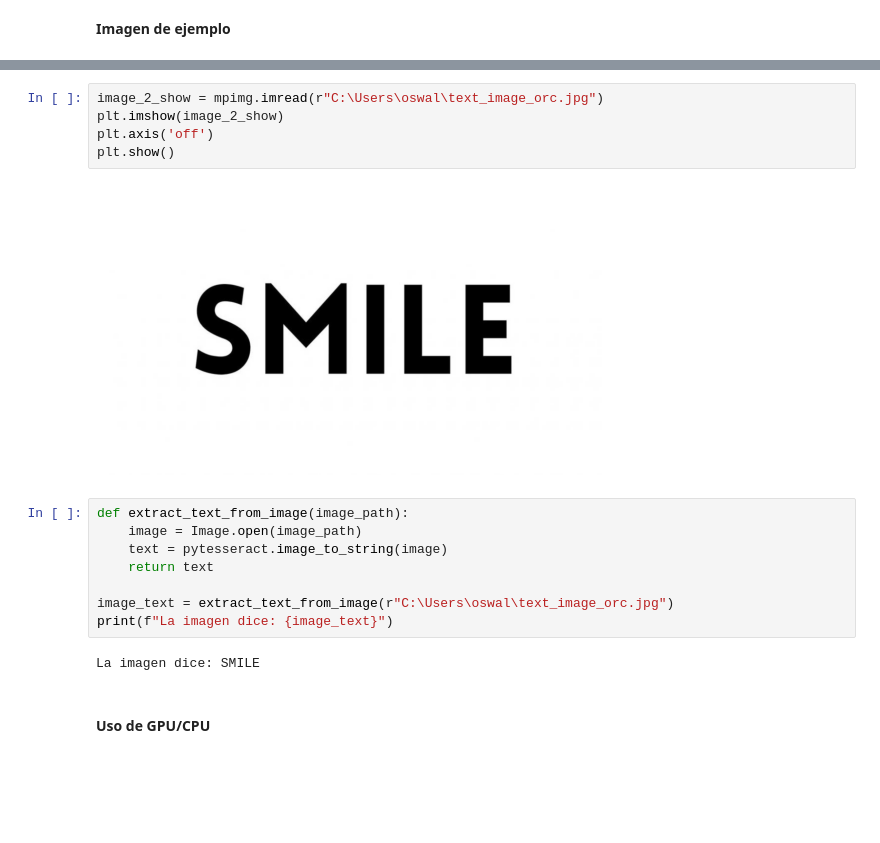
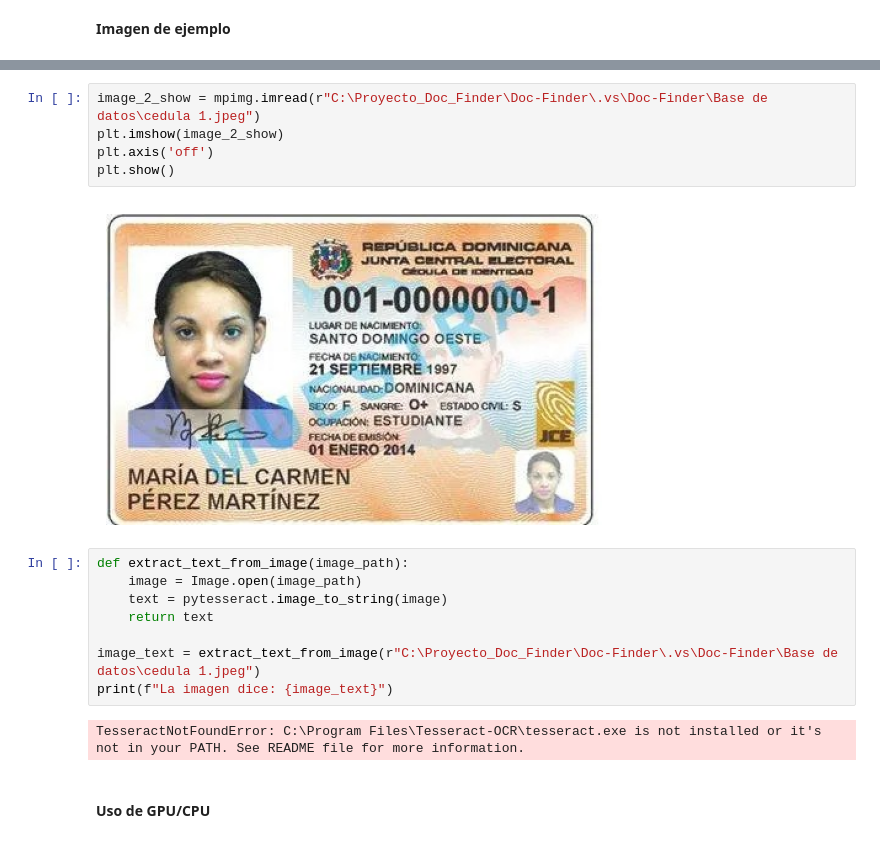
Before and after one commit to OswaltSepulveda/Doc-Finder, a Jupyter notebook: doc_finder.ipynb, the cells around one changed output, grey strips where cells are left out. Saved outputs shown, nothing was run; the diff lists cells and outputs as text; blank space fills up the shorter version.

```diff
--- a/doc_finder.ipynb
+++ b/doc_finder.ipynb
@@ -63,22 +45,22 @@ plt.show()
 # %% [output]
 [figure]
 # %%
-image_2_show = mpimg.imread(r"C:\Users\oswal\text_image_orc.jpg")
+image_2_show = mpimg.imread(r"C:\Proyecto_Doc_Finder\Doc-Finder\.vs\Doc-Finder\Base de datos\cedula 1.jpeg")
 plt.imshow(image_2_show)
 plt.axis('off')
 plt.show()
 # %% [output]
-[figure, old version]
+[figure, new version]
 # %%
 def extract_text_from_image(image_path):
     image = Image.open(image_path)
     text = pytesseract.image_to_string(image)
     return text
 
-image_text = extract_text_from_image(r"C:\Users\oswal\text_image_orc.jpg")
+image_text = extract_text_from_image(r"C:\Proyecto_Doc_Finder\Doc-Finder\.vs\Doc-Finder\Base de datos\cedula 1.jpeg")
 print(f"La imagen dice: {image_text}")
 # %% [output]
-La imagen dice: SMILE
+TesseractNotFoundError: C:\Program Files\Tesseract-OCR\tesseract.exe is not installed or it's not in your PATH. See README file for more information.
 # %% [markdown]
 #
 **Uso de GPU/CPU**
```
Also changed, not shown: parts of 4 cells of this notebook.
